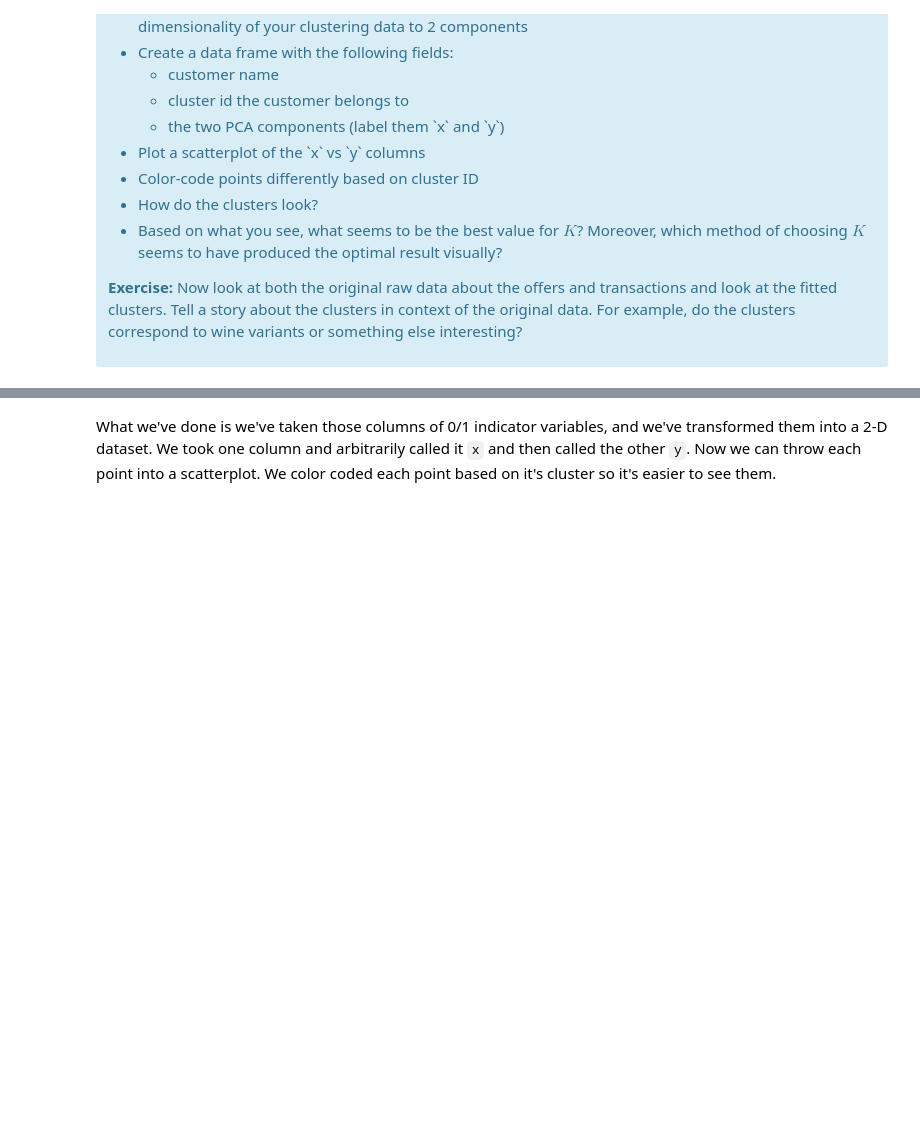
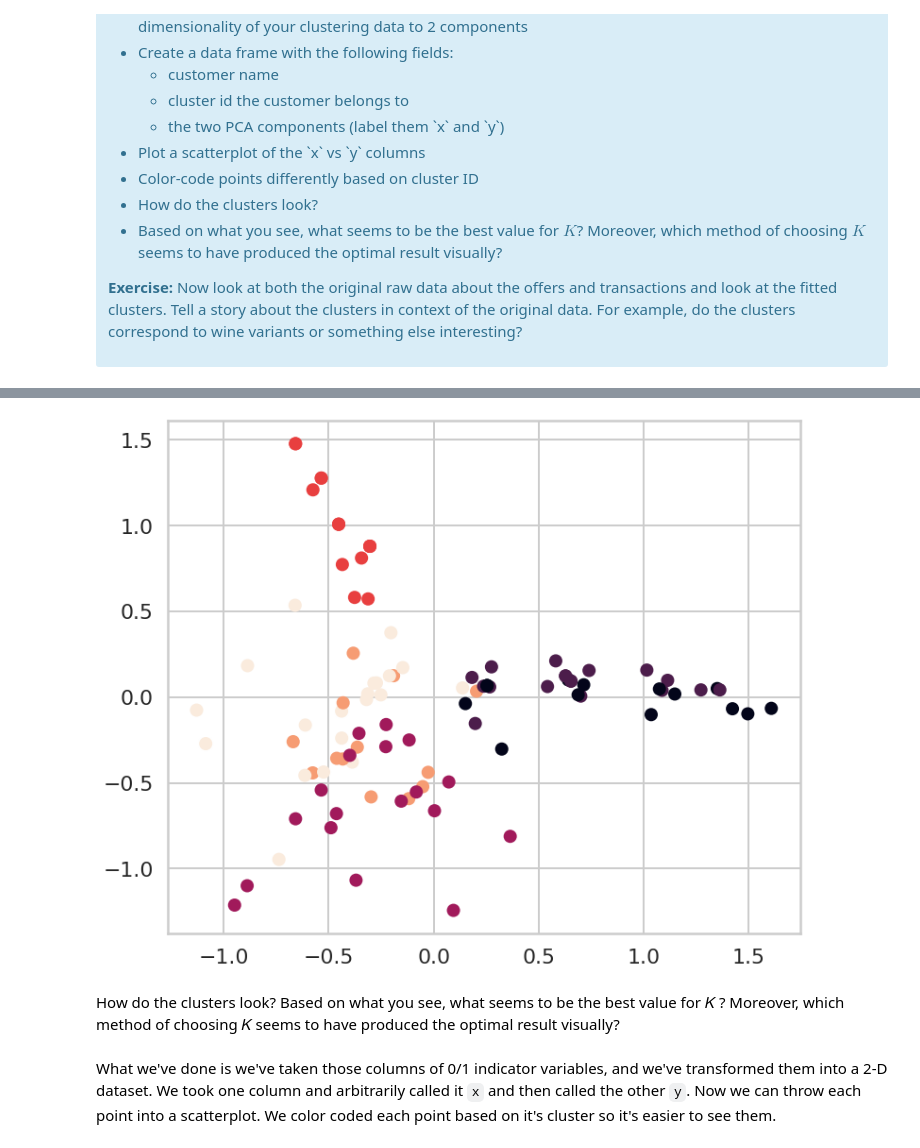
Before and after one commit to ChadDelany/Case_Study-Segmentation_using_Clustering, a Jupyter notebook: Clustering Case Study - Customer Segmentation with K-Means - Tier 3.ipynb, the cells around one changed output, grey strips where cells are left out. Drawn from its saved outputs; the diff is of its cells as text; code cells hidden in the pictures; blank space fills up the shorter version.

```diff
--- a/Clustering Case Study - Customer Segmentation with K-Means - Tier 3.ipynb
+++ b/Clustering Case Study - Customer Segmentation with K-Means - Tier 3.ipynb
@@ -472,6 +473,8 @@ pca_xy = pca.transform(X)
 # Create a data frame with the following fields: customer name, cluster id the customer belongs to,
 # and the two PCA components (label them `x` and `y`)
 
-# PCA_Analysis = pd.DataFrame({'customer_name':df_cust_offer.index, 'cluster':kmeans_6.labels_, 'PCA1': pca_xy[0], 'PCA2':pca_xy[1]})
-df_cust_offer.shape, kmeans_6.labels_.shape
+PCA_Analysis = \
+    pd.DataFrame({'customer_name':df_cust_offer.index, 'cluster':kmeans_6.labels_, 'PCA1': pca_xy[:,0], 'PCA2':pca_xy[:,1]})
+# df_cust_offer.shape, kmeans_6.labels_.shape, pca_xy[:,0].shape, pca_xy[:,1].shape
+PCA_Analysis.head()
 # %% [output]
@@ -479,3 +487,18 @@ df_cust_offer.shape, kmeans_6.labels_.shape
+# %%
+# Plot a scatterplot of the `x` vs `y` columns
+# Color-code points differently based on cluster ID
+x = PCA_Analysis.PCA1
+y = PCA_Analysis.PCA2
+cluster = PCA_Analysis.cluster
+
+fig, ax = plt.subplots(figsize=(12,10))
+ax.scatter(x, y, c=cluster)
+plt.show()
+# %% [output]
+[figure, added]
+# %% [markdown]
+How do the clusters look?
+Based on what you see, what seems to be the best value for  𝐾 ? Moreover, which method of choosing  𝐾  seems to have produced the optimal result visually?
 # %% [markdown]
 What we've done is we've taken those columns of 0/1 indicator variables, and we've transformed them into a 2-D dataset. We took one column and arbitrarily called it `x` and then called the other `y`. Now we can throw each point into a scatterplot. We color coded each point based on it's cluster so it's easier to see them.
 # %% [markdown]
```
Also changed, not shown: parts of 3 cells of this notebook.
